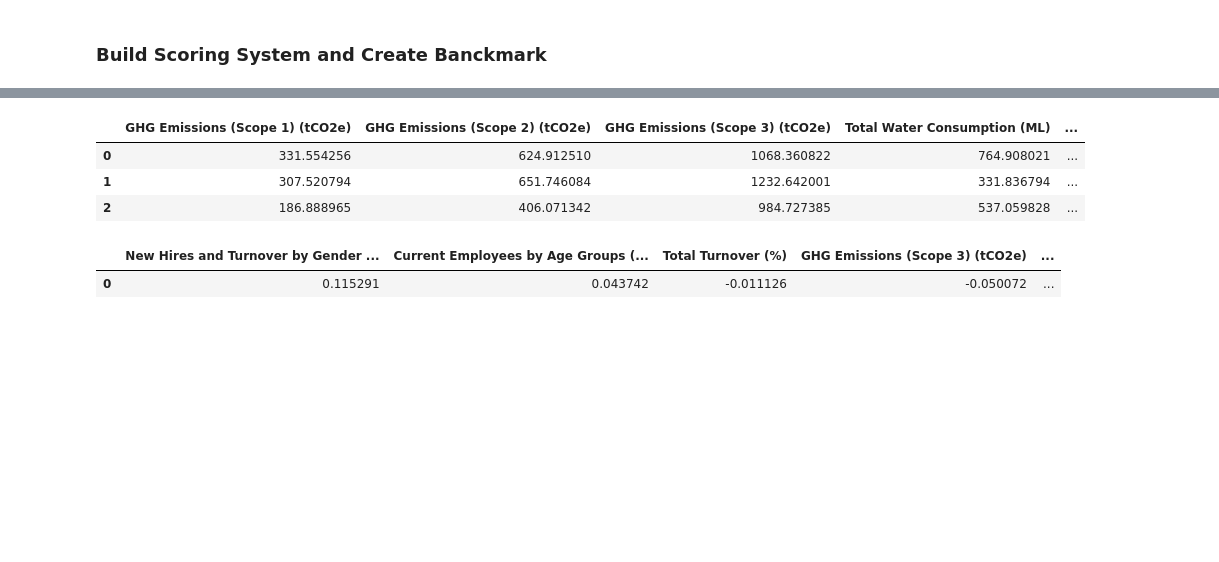
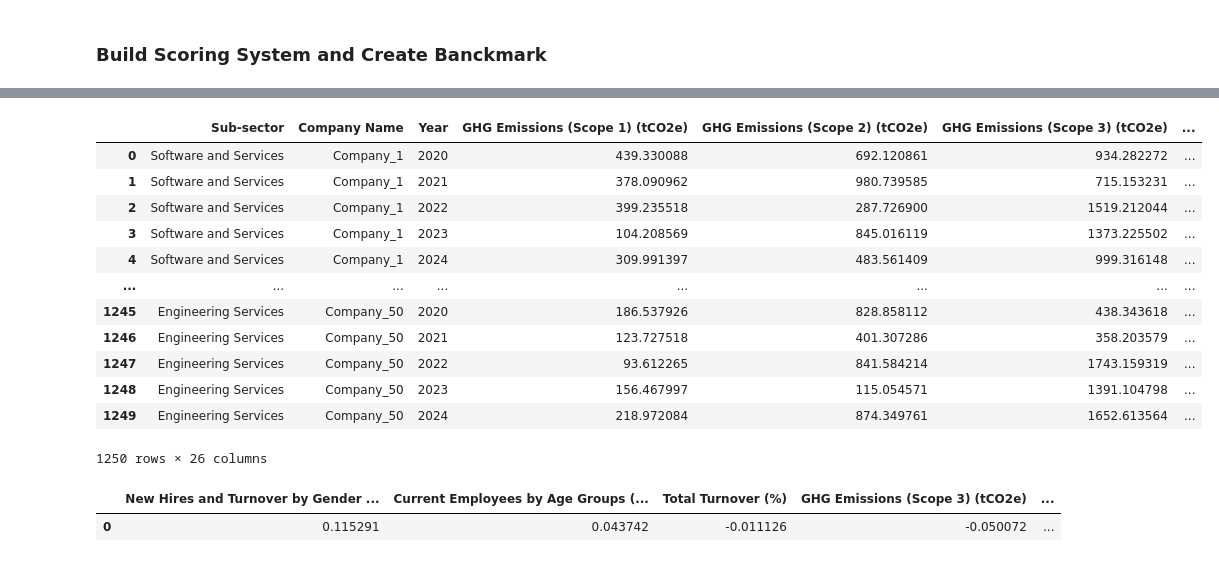
Before and after one commit to heyyyjiaming/DSS5105_BugBuster, a Jupyter notebook: model/ESG-Scoring-function.ipynb, the cells around one changed output, grey strips where cells are left out. Drawn from its saved outputs; the diff is of its cells as text; code cells hidden in the pictures; blank space fills up the shorter version.

```diff
--- a/model/ESG-Scoring-function.ipynb
+++ b/model/ESG-Scoring-function.ipynb
@@ -66,10 +77,19 @@ esg_data_scored, kmeans, esg_cluster_centers, esg_feature_weights, esg_intercept
-# %%
-esg_cluster_centers
-# %% [output]
-|  | GHG Emissions (Scope 1) (tCO2e) | GHG Emissions (Scope 2) (tCO2e) | GHG Emissions (Scope 3) (tCO2e) | Total Water Consumption (ML) | ... |
-| 0 | 331.554256 | 624.912510 | 1068.360822 | 764.908021 | ... |
-| 1 | 307.520794 | 651.746084 | 1232.642001 | 331.836794 | ... |
-| 2 | 186.888965 | 406.071342 | 984.727385 | 537.059828 | ... |
+# %%
+esg_data
+# %% [output]
+|  | Sub-sector | Company Name | Year | GHG Emissions (Scope 1) (tCO2e) | GHG Emissions (Scope 2) (tCO2e) | GHG Emissions (Scope 3) (tCO2e) | ... |
+| 0 | Software and Services | Company_1 | 2020 | 439.330088 | 692.120861 | 934.282272 | ... |
+| 1 | Software and Services | Company_1 | 2021 | 378.090962 | 980.739585 | 715.153231 | ... |
+| 2 | Software and Services | Company_1 | 2022 | 399.235518 | 287.726900 | 1519.212044 | ... |
+| 3 | Software and Services | Company_1 | 2023 | 104.208569 | 845.016119 | 1373.225502 | ... |
+| 4 | Software and Services | Company_1 | 2024 | 309.991397 | 483.561409 | 999.316148 | ... |
+| ... | ... | ... | ... | ... | ... | ... | ... |
+| 1245 | Engineering Services | Company_50 | 2020 | 186.537926 | 828.858112 | 438.343618 | ... |
+| 1246 | Engineering Services | Company_50 | 2021 | 123.727518 | 401.307286 | 358.203579 | ... |
+| 1247 | Engineering Services | Company_50 | 2022 | 93.612265 | 841.584214 | 1743.159319 | ... |
+| 1248 | Engineering Services | Company_50 | 2023 | 156.467997 | 115.054571 | 1391.104798 | ... |
+| 1249 | Engineering Services | Company_50 | 2024 | 218.972084 | 874.349761 | 1652.613564 | ... |
+1250 rows × 26 columns
 # %%
 esg_weights = dict(zip(esg_feature_weights.index, esg_feature_weights.values))
 weights_df = pd.DataFrame([esg_weights])
```
Also changed, not shown: parts of 6 cells of this notebook, 5 other files.
